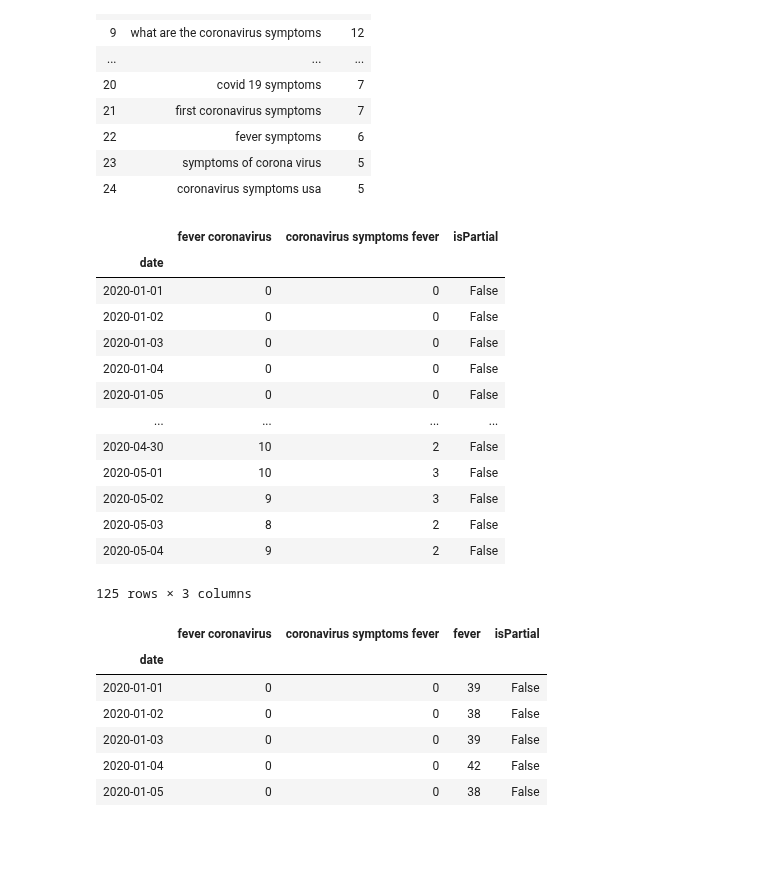
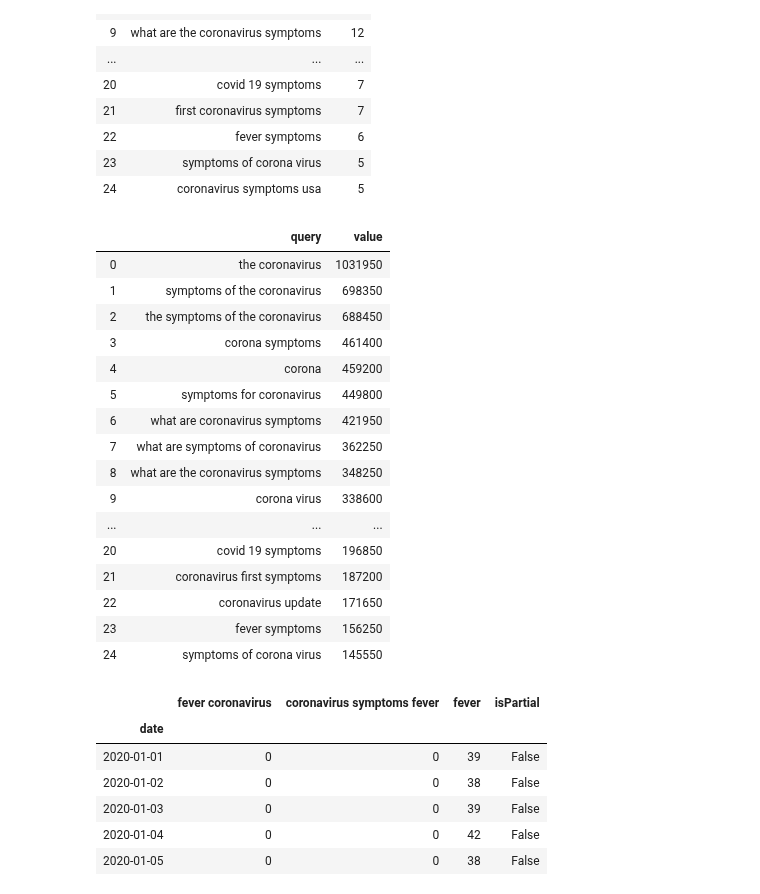
Before and after one commit to spotted-d/RNN_covid19_modeling, a Jupyter notebook: data_extraction/data_extracts.ipynb, the cells around one changed output. Saved outputs shown, nothing was run; the diff lists cells and outputs as text; code cells hidden in the pictures; blank space fills up the shorter version.

Commit message:
data - logic to fetch more than 5 queries

```diff
--- a/data_extraction/data_extracts.ipynb
+++ b/data_extraction/data_extracts.ipynb
@@ -186,33 +186,36 @@ pyt.related_queries()["coronavirus symptoms"]["top"]
 # %%
 # try with "first coronavirus symptoms"
 kw_list = ["first coronavirus symptoms"]
 pyt.build_payload(kw_list, cat=0, timeframe=time_frame, geo='US', gprop='')
 # pyt.related_queries()[kw_list[0]]["top"]
 
 # try with "do i have coronavirus"
 kw_list = ["do i have coronavirus"]
 pyt.build_payload(kw_list, cat=0, timeframe=time_frame, geo='US', gprop='')
 # pyt.related_queries()[kw_list[0]]["top"]
 #
 # try with "coronavirus testing near me"
-kw_list = ["coronavirus testing near me"]
+kw_list = ["coronavirus symptoms"]
 pyt.build_payload(kw_list, cat=0, timeframe=time_frame, geo='US', gprop='')
-# pyt.related_queries()[kw_list[0]]["top"]
+pyt.related_queries()[kw_list[0]]["rising"]
 # %% [output]
-|  | fever coronavirus | coronavirus symptoms fever | isPartial |
-| date |  |  |  |
-| 2020-01-01 | 0 | 0 | False |
-| 2020-01-02 | 0 | 0 | False |
-| 2020-01-03 | 0 | 0 | False |
-| 2020-01-04 | 0 | 0 | False |
-| 2020-01-05 | 0 | 0 | False |
-| ... | ... | ... | ... |
-| 2020-04-30 | 10 | 2 | False |
-| 2020-05-01 | 10 | 3 | False |
-| 2020-05-02 | 9 | 3 | False |
-| 2020-05-03 | 8 | 2 | False |
-| 2020-05-04 | 9 | 2 | False |
+|  | query | value |
+| 0 | the coronavirus | 1031950 |
+| 1 | symptoms of the coronavirus | 698350 |
+| 2 | the symptoms of the coronavirus | 688450 |
+| 3 | corona symptoms | 461400 |
+| 4 | corona | 459200 |
+| 5 | symptoms for coronavirus | 449800 |
+| 6 | what are coronavirus symptoms | 421950 |
+| 7 | what are symptoms of coronavirus | 362250 |
+| 8 | what are the coronavirus symptoms | 348250 |
+| 9 | corona virus | 338600 |
+| ... | ... | ... |
+| 20 | covid 19 symptoms | 196850 |
+| 21 | coronavirus first symptoms | 187200 |
+| 22 | coronavirus update | 171650 |
+| 23 | fever symptoms | 156250 |
+| 24 | symptoms of corona virus | 145550 |
-125 rows × 3 columns
 # %%
 fever
 # %% [output]
```
Also changed, not shown: parts of 7 cells of this notebook.
